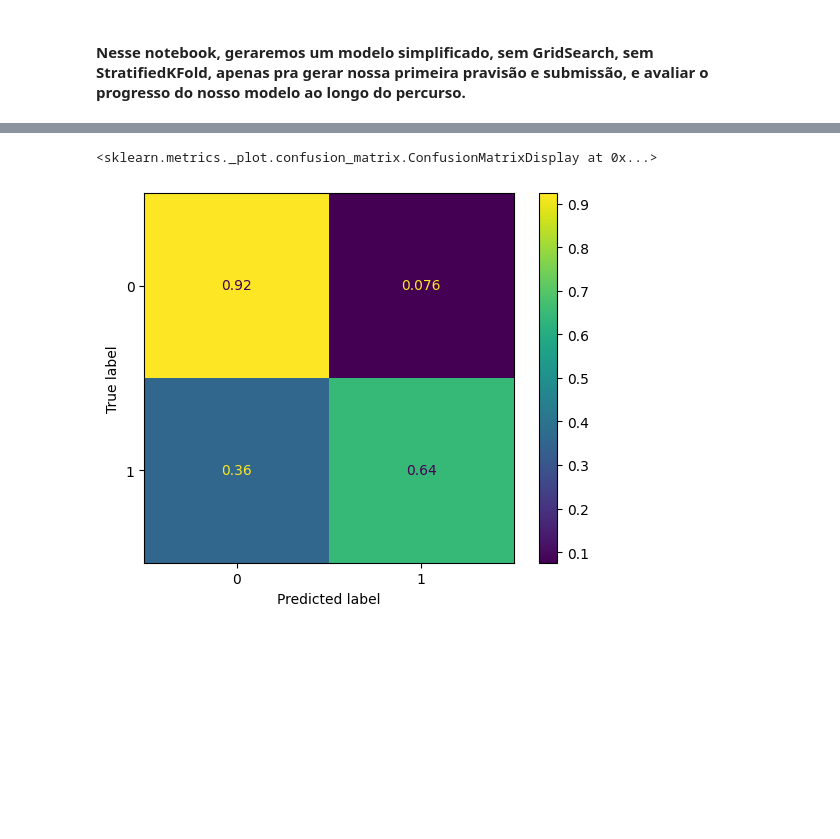
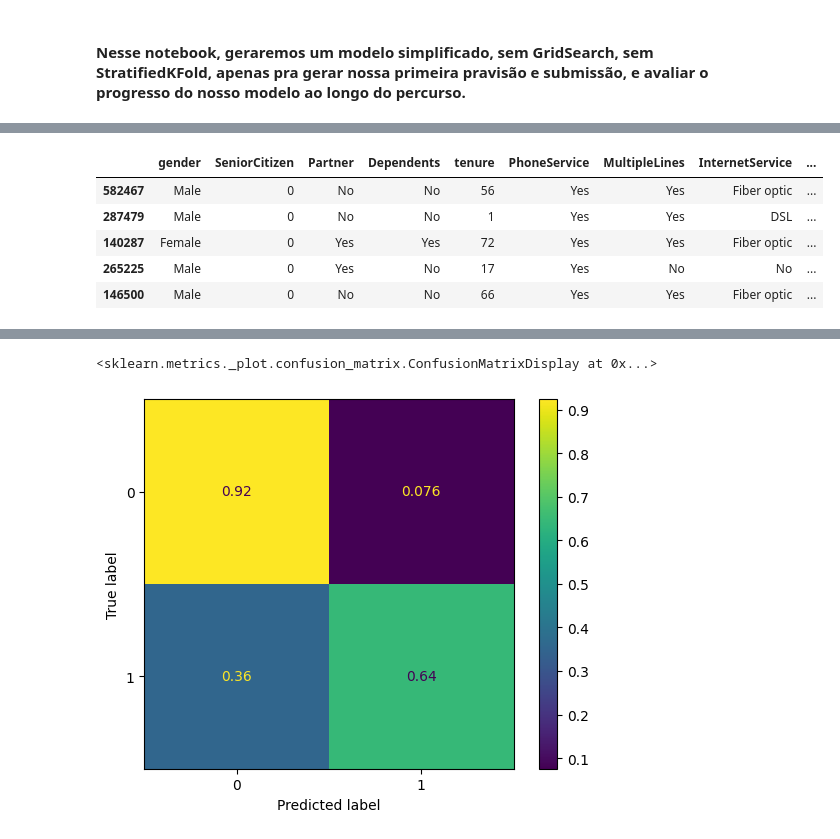
Before and after one commit to MatheusFilipeASilva/Customer_Churn, a Jupyter notebook: ML_1.1.ipynb, the cells around one changed output, grey strips where cells are left out. Cells and saved outputs as stored; diff of their text form; code cells hidden in the pictures; blank space fills up the shorter version.

```diff
--- a/ML_1.1.ipynb
+++ b/ML_1.1.ipynb
@@ -42 +76,10 @@ df[num_features].describe()
+# %%
+X_train
+# %% [output]
+|  | gender | SeniorCitizen | Partner | Dependents | tenure | PhoneService | MultipleLines | InternetService | ... |
+| 582467 | Male | 0 | No | No | 56 | Yes | Yes | Fiber optic | ... |
+| 287479 | Male | 0 | No | No | 1 | Yes | Yes | DSL | ... |
+| 140287 | Female | 0 | Yes | Yes | 72 | Yes | Yes | Fiber optic | ... |
+| 265225 | Male | 0 | Yes | No | 17 | Yes | No | No | ... |
+| 146500 | Male | 0 | No | No | 66 | Yes | Yes | Fiber optic | ... |
 # %%
```
Also changed, not shown: parts of 19 cells of this notebook, 6 other files.
